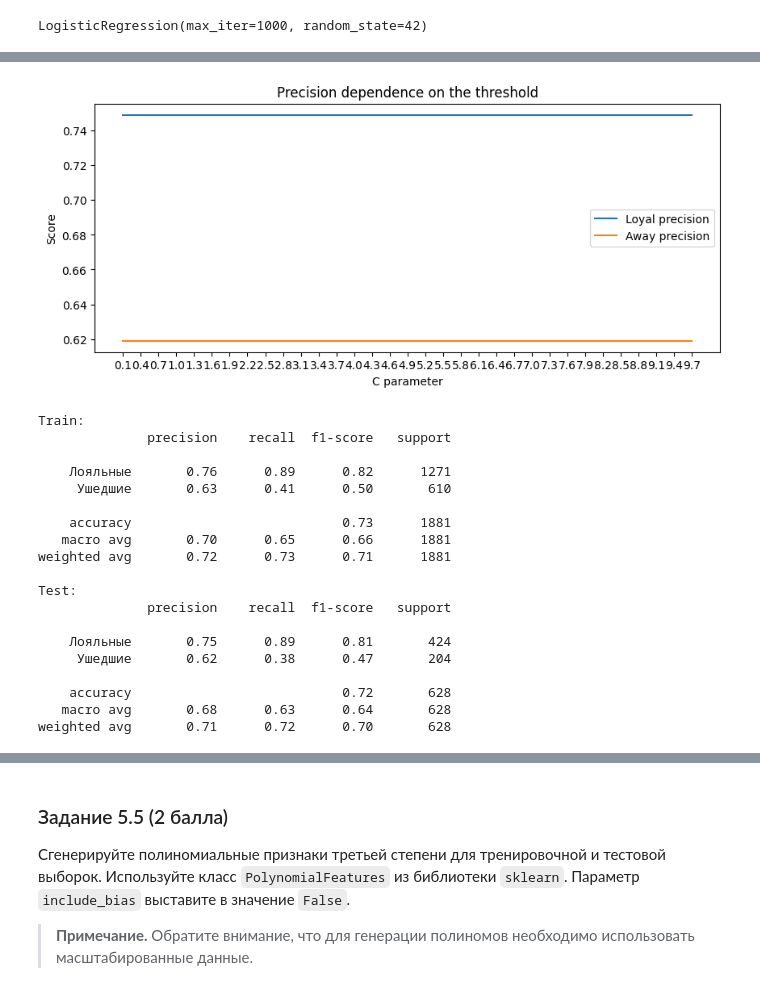
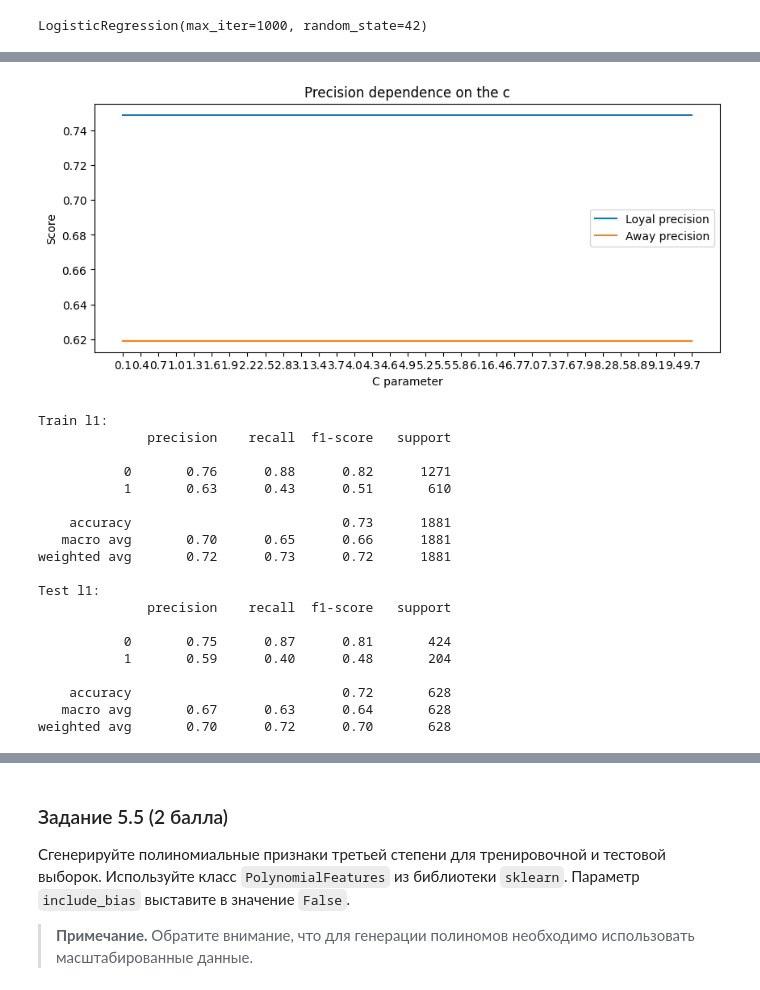
Before and after one commit to eartzhi/lessons, a Jupyter notebook: ml_03/final_test/ML-3._Практика._Ноутбук-шаблон.ipynb, the cells around one changed output, grey strips where cells are left out. Drawn from its saved outputs; the diff is of its cells as text; code cells hidden in the pictures.

```diff
--- a/ml_03/final_test/ML-3._Практика._Ноутбук-шаблон.ipynb
+++ b/ml_03/final_test/ML-3._Практика._Ноутбук-шаблон.ipynb
@@ -125,3 +60,15 @@ fig_11.show()
+# %%
+# Ваш код здесь
+
+for col in churn_data.columns:
+    if col!='Exited':
+        fig = px.histogram(churn_data,
+                   x=col,
+                   nbins=25,
+                   title=f'Распределение {col}',
+                   )
+
+        fig.show()
 # %% [markdown]
 В модуле по визуализации мы выяснили, что отток в Германии, Франции и Испании имеет различные показатели. Исследователи, которые уже работали с этим датасетом, пришли к выводу, что наилучшее решение при работе с этими данными — строить модели индивидуально для каждой страны. Мы будем прогнозировать отток в немецком филиале банка. Давайте выделим только данные, относящиеся к Германии:
 # %%
@@ -441,74 +375,83 @@ weighted avg       0.71      0.72      0.70       628
 #Создадим списки, в которых будем хранить значения метрик
 precision_scores_loyal = []
 precision_scores_away = []
+
+# Создаем список значений параметра С
 c = np.arange(0.1, 10, 0.3)
-#В цикле будем перебирать сгенерированные пороги
+
+#В цикле будем перебирать сгенерированные значения С
 for i in c:
     #Создаем объект класса логистическая регрессия
     log_reg = linear_model.LogisticRegression(
     # solver='sag', #алгоритм оптимизации
     C = float(i),
     random_state=42, #генератор случайных чисел
     max_iter=1000 #количество итераций на сходимость
     )
+
     #Обучаем модель, минимизируя logloss
     log_reg.fit(X_train_scaled, y_train)
 
     #Считаем метрики и добавляем их в списки
-    precision_scores_loyal.append(metrics.precision_score(y_test, y_test_pred, pos_label='Лояльные'))
-    precision_scores_away.append(metrics.precision_score(y_test, y_test_pred, pos_label='Ушедшие'))
+    precision_scores_loyal.append(metrics.precision_score(y_test, y_test_pred, pos_label=0))
+    precision_scores_away.append(metrics.precision_score(y_test, y_test_pred, pos_label=1))
 
 
 #Визуализируем метрики при различных threshold
 fig, ax = plt.subplots(figsize=(10, 4)) #фигура + координатная плоскость
+
 #Строим линейный график зависимости precision от threshold
 ax.plot(c, precision_scores_loyal, label='Loyal precision')
 ax.plot(c, precision_scores_away, label='Away precision')
 
 #Даем графику название и подписи осям
-ax.set_title('Precision dependence on the threshold')
+ax.set_title('Precision dependence on the c')
 ax.set_xlabel('C parameter')
 ax.set_ylabel('Score')
 ax.set_xticks(c)
 ax.legend();
 # %% [output]
-[figure, old version]
+[figure, new version]
 # %%
 #Создаем объект класса логистическая регрессия
 log_reg = linear_model.LogisticRegression(
-    # solver='sag', #алгоритм оптимизации
-    penalty='l2',
+    solver='liblinear', #алгоритм оптимизации
+    penalty='l1',
     random_state=42, #генератор случайных чисел
     max_iter=1000 #количество итераций на сходимость
 )
 log_reg.fit(X_train_scaled, y_train)
+
 #Делаем предсказание для тренировочной выборки
 y_train_pred = log_reg.predict(X_train_scaled)
+
 #Вывод отчет о метриках классификации
-print('Train:',)
+print('Train l1:',)
 print(metrics.classification_report(y_train, y_train_pred))
+
 #Делаем предсказание для тестовой выборки
 y_test_pred = log_reg.predict(X_test_scaled)
+
 #Вывод отчет о метриках классификации
-print('Test:',)
+print('Test l1:',)
 print(metrics.classification_report(y_test, y_test_pred))
 # %% [output]
-Train:
+Train l1:
               precision    recall  f1-score   support
 
-    Лояльные       0.76      0.89      0.82      1271
-     Ушедшие       0.63      0.41      0.50       610
+           0       0.76      0.88      0.82      1271
+           1       0.63      0.43      0.51       610
 
     accuracy                           0.73      1881
    macro avg       0.70      0.65      0.66      1881
-weighted avg       0.72      0.73      0.71      1881
+weighted avg       0.72      0.73      0.72      1881
 
-Test:
+Test l1:
               precision    recall  f1-score   support
 
-    Лояльные       0.75      0.89      0.81       424
-     Ушедшие       0.62      0.38      0.47       204
+           0       0.75      0.87      0.81       424
+           1       0.59      0.40      0.48       204
 
     accuracy                           0.72       628
-   macro avg       0.68      0.63      0.64       628
-weighted avg       0.71      0.72      0.70       628
+   macro avg       0.67      0.63      0.64       628
+weighted avg       0.70      0.72      0.70       628
```
Also changed, not shown: parts of 20 cells of this notebook.
